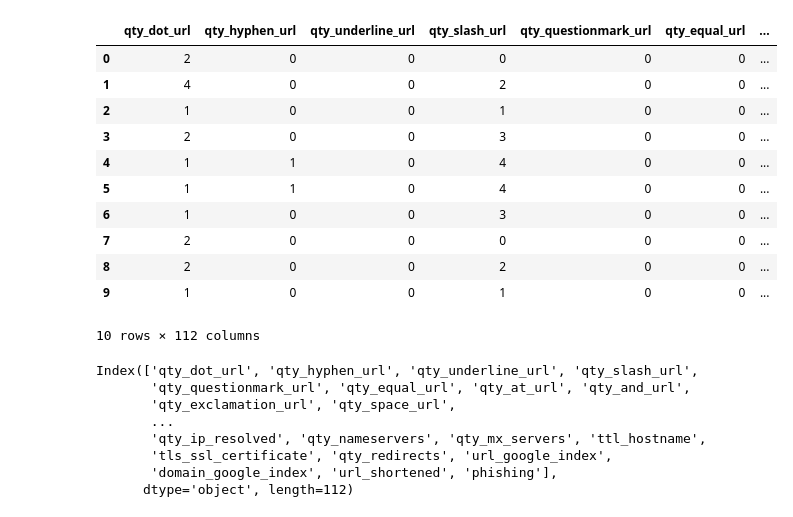
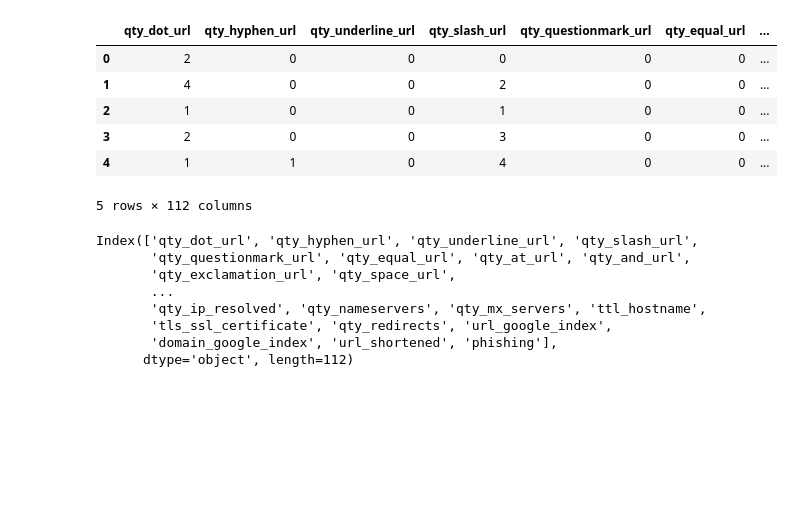
Before and after one commit to adarsh-gowda/Phishing-Domain, a Jupyter notebook: research/trials.ipynb, the cells around one changed output. Saved outputs shown, nothing was run; the diff lists cells and outputs as text; code cells hidden in the pictures; blank space fills up the shorter version.

```diff
--- a/research/trials.ipynb
+++ b/research/trials.ipynb
@@ -6,20 +6,15 @@ import seaborn as sns
 # %%
 df = pd.read_csv(r"C:\Users\HP\Downloads\dataset_small.csv")
 # %%
-df.head(10)
+df.head()
 # %% [output]
 |  | qty_dot_url | qty_hyphen_url | qty_underline_url | qty_slash_url | qty_questionmark_url | qty_equal_url | ... |
 | 0 | 2 | 0 | 0 | 0 | 0 | 0 | ... |
 | 1 | 4 | 0 | 0 | 2 | 0 | 0 | ... |
 | 2 | 1 | 0 | 0 | 1 | 0 | 0 | ... |
 | 3 | 2 | 0 | 0 | 3 | 0 | 0 | ... |
 | 4 | 1 | 1 | 0 | 4 | 0 | 0 | ... |
-| 5 | 1 | 1 | 0 | 4 | 0 | 0 | ... |
-| 6 | 1 | 0 | 0 | 3 | 0 | 0 | ... |
-| 7 | 2 | 0 | 0 | 0 | 0 | 0 | ... |
-| 8 | 2 | 0 | 0 | 2 | 0 | 0 | ... |
-| 9 | 1 | 0 | 0 | 1 | 0 | 0 | ... |
-10 rows × 112 columns
+5 rows × 112 columns
 # %%
 df.columns
 # %% [output]
```
Also changed, not shown: parts of 34 cells of this notebook.
